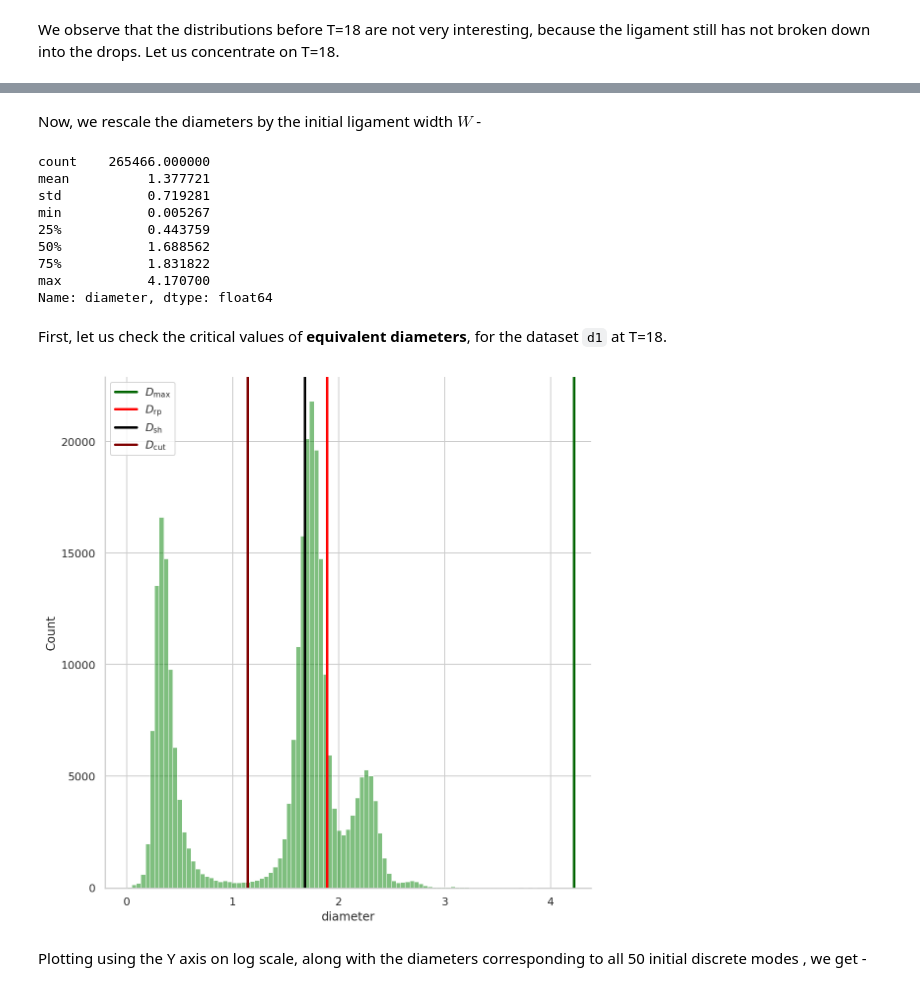
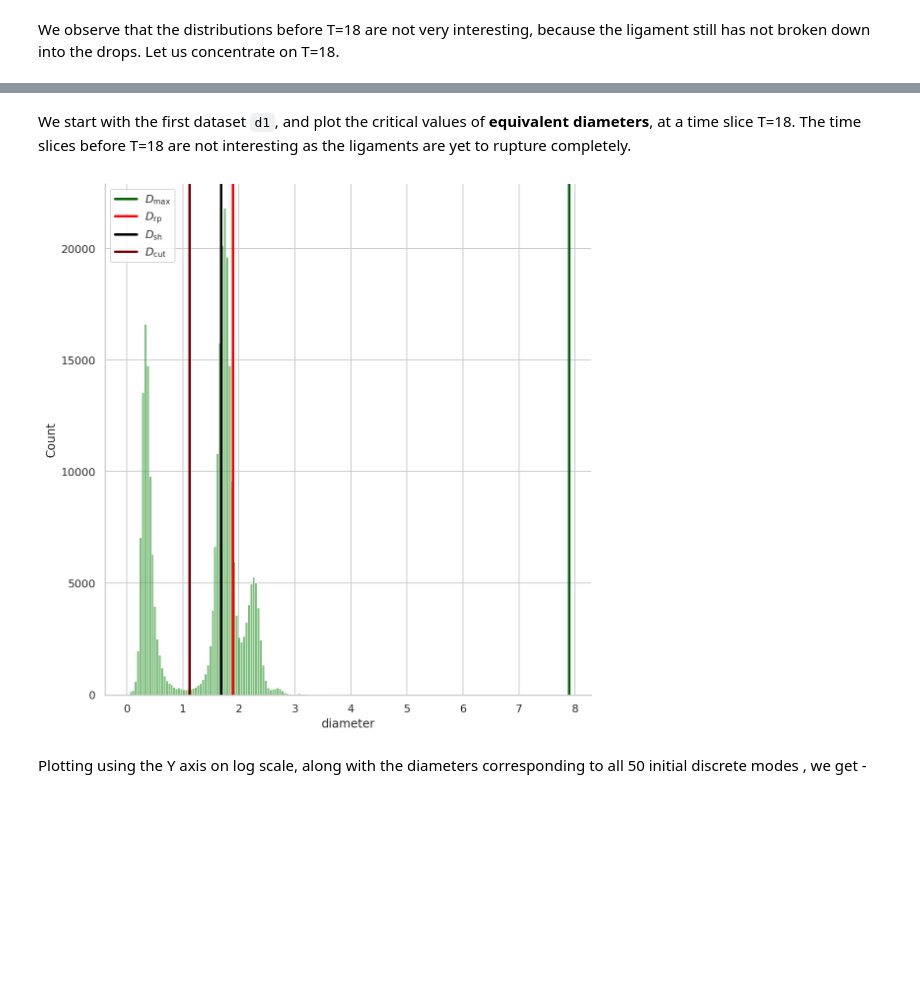
Before and after one commit to palsagar/ligaments_analysis, a Jupyter notebook: test.ipynb, the cells around one changed output, grey strips where cells are left out. Drawn from its saved outputs; the diff is of its cells as text; code cells hidden in the pictures; blank space fills up the shorter version.

Commit message:
modified diameter estimations

```diff
--- a/test.ipynb
+++ b/test.ipynb
@@ -237,7 +264,9 @@ Let us assign these values to certain named variables.
 # %%
 #initializing values for analysis of d1,d3 datasets
 
-d_max = 4.22
+d_max_1 = 7.89 # aspect-ratio = 50
+d_max_2 = 11.28 # aspect-ratio = 100
 d_rp = 1.89
 d_sh = 1.68
-d_cut = 1.14
+d_cut_1 = 1.12 # aspect-ratio = 50
+d_cut_2 = 1.60 # aspect-ratio = 100
@@ -279,35 +273,19 @@ Name: diameter, dtype: float64
-# %% [markdown]
-Now, we rescale the diameters by the initial ligament width $W$ -
-# %%
-# creating a new array to hold the rescaled values
-d1_t18_w = d1_t18.diameter/2.0
-d1_t18_w.describe()
-# %% [output]
-count    265466.000000
-mean          1.377721
-std           0.719281
-min           0.005267
-25%           0.443759
-50%           1.688562
-75%           1.831822
-max           4.170700
-Name: diameter, dtype: float64
-# %% [markdown]
-First, let us check the critical values of **equivalent diameters**, for the dataset `d1` at T=18.
+# %% [markdown]
+We start with the first dataset `d1`, and plot the critical values of **equivalent diameters**, at a time slice T=18. The time slices before T=18 are not interesting as the ligaments are yet to rupture completely.
 # %%
-# histogram
-sns.displot(data=d1_t18_w, kind="hist", kde=False,
+# histogram for d1
+sns.displot(data=d1.diameter[(d1.time == 18)].map(lambda p: p/2.0), kind="hist", kde=False,
             legend=True, palette="bright", height=8.0, aspect=1.0,
            alpha = 0.5 , color = 'green') ;
 
 # plotting the vertical lines for d_max, d_rp, d_sh, d_cut
-plt.axvline(x = d_max, label = r'$D_{\rm{max}}$', color='darkgreen',lw=2.5);
+plt.axvline(x = d_max_1, label = r'$D_{\rm{max}}$', color='darkgreen',lw=2.5);
 plt.axvline(x = d_rp, label = r'$D_{\rm{rp}}$', color='red', lw=2.5);
 plt.axvline(x = d_sh, label = r'$D_{\rm{sh}}$', color='black', lw=2.5);
-plt.axvline(x = d_cut, label = r'$D_{\rm{cut}}$', color='maroon', lw=2.5);
+plt.axvline(x = d_cut_1, label = r'$D_{\rm{cut}}$', color='maroon', lw=2.5);
 plt.legend();
 # %% [output]
-[figure, old version]
+[figure, new version]
 # %% [markdown]
 Plotting using the Y axis on log scale, along with the diameters corresponding to all 50 initial discrete modes , we get -
 # %%
```
Also changed, not shown: parts of 27 cells of this notebook.
